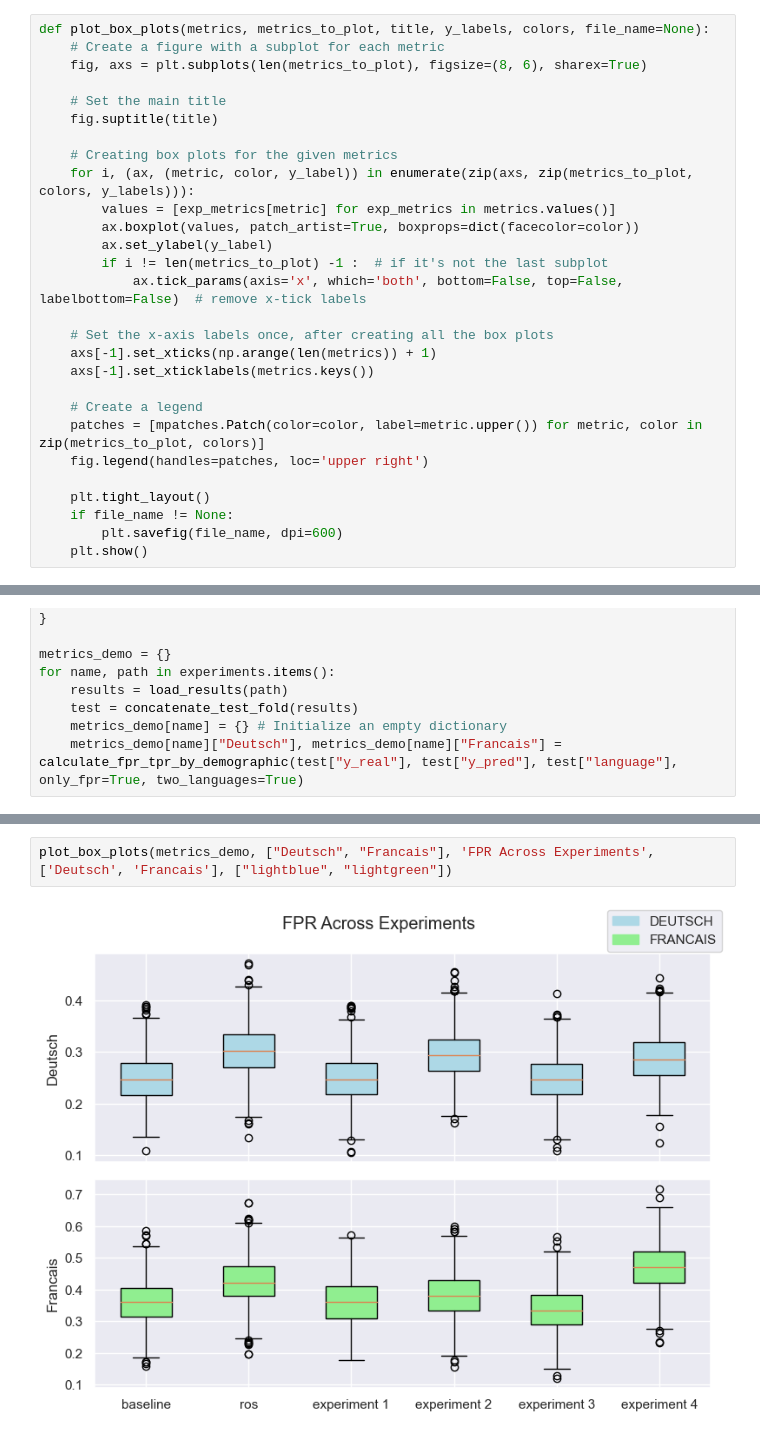
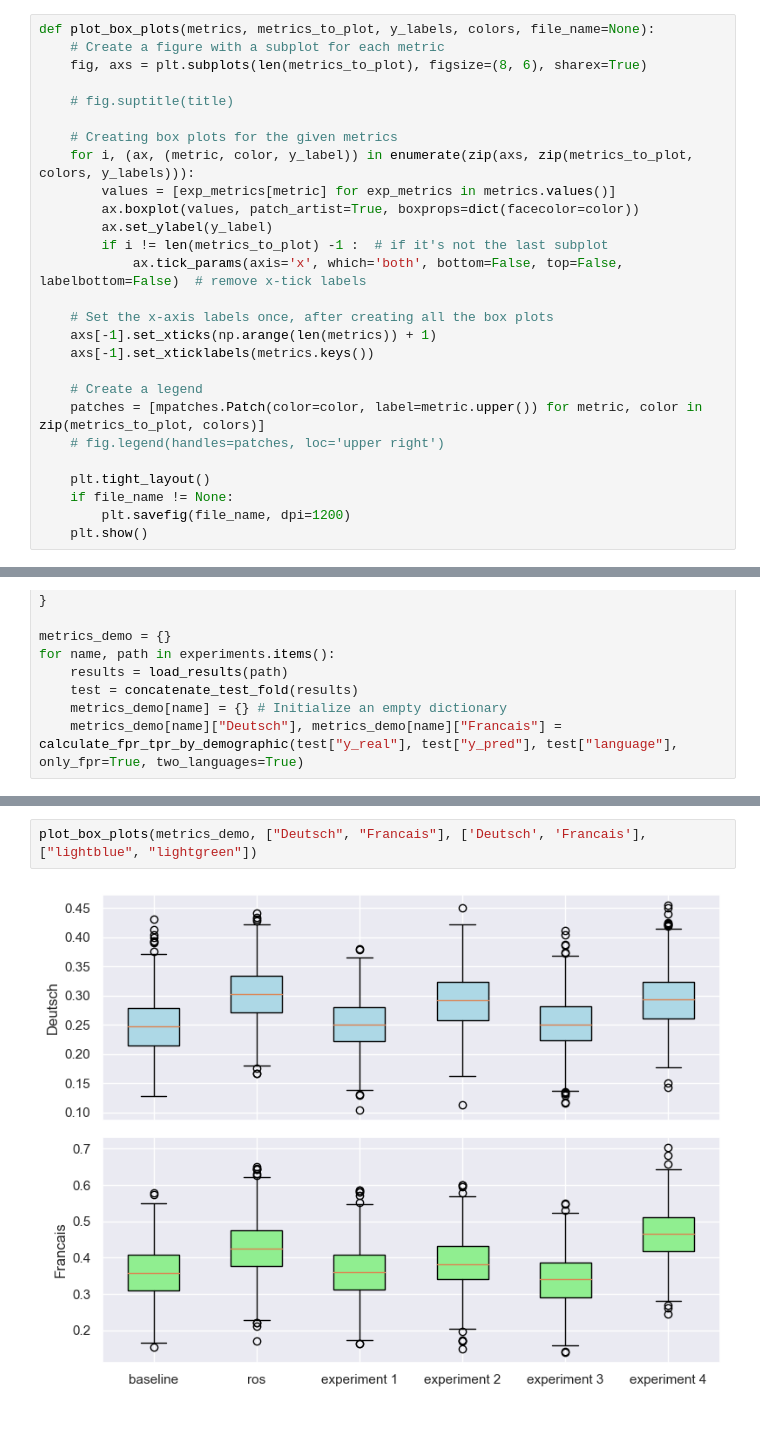
Before and after one commit to CS-433/ml-project-2-losmodelosmatemagicos, a Jupyter notebook: src/results/results_plots.ipynb, the cells around one changed output, grey strips where cells are left out. Cells and saved outputs as stored; diff of their text form.

```diff
--- a/src/results/results_plots.ipynb
+++ b/src/results/results_plots.ipynb
@@ -284,12 +284,11 @@ plt.show()
 # %% [markdown]
 ## Fig.2 Baseline
 # %%
-def plot_box_plots(metrics, metrics_to_plot, title, y_labels, colors, file_name=None):
+def plot_box_plots(metrics, metrics_to_plot, y_labels, colors, file_name=None):
     # Create a figure with a subplot for each metric
     fig, axs = plt.subplots(len(metrics_to_plot), figsize=(8, 6), sharex=True)
 
-    # Set the main title
-    fig.suptitle(title)
+    # fig.suptitle(title)
 
     # Creating box plots for the given metrics
     for i, (ax, (metric, color, y_label)) in enumerate(zip(axs, zip(metrics_to_plot, colors, y_labels))):
@@ -305,11 +304,11 @@ def plot_box_plots(metrics, metrics_to_plot, title, y_labels, colors, file_name=
 
     # Create a legend
     patches = [mpatches.Patch(color=color, label=metric.upper()) for metric, color in zip(metrics_to_plot, colors)]
-    fig.legend(handles=patches, loc='upper right')
+    # fig.legend(handles=patches, loc='upper right')
 
     plt.tight_layout()
     if file_name != None:
-        plt.savefig(file_name, dpi=600)
+        plt.savefig(file_name, dpi=1200)
     plt.show()
 # %%
 experiments = {
@@ -415,4 +412,4 @@ plot_grouped_bar_plots(metrics_demo, ["Deutsch", "Francais"], 'FPR with respect
 # %%
-plot_box_plots(metrics_demo, ["Deutsch", "Francais"], 'FPR Across Experiments', ['Deutsch', 'Francais'], ["lightblue", "lightgreen"])
+plot_box_plots(metrics_demo, ["Deutsch", "Francais"], ['Deutsch', 'Francais'], ["lightblue", "lightgreen"])
 # %% [output]
-[figure, old version]
+[figure, new version]
```
Also changed, not shown: parts of 10 cells of this notebook, 4 other files.
